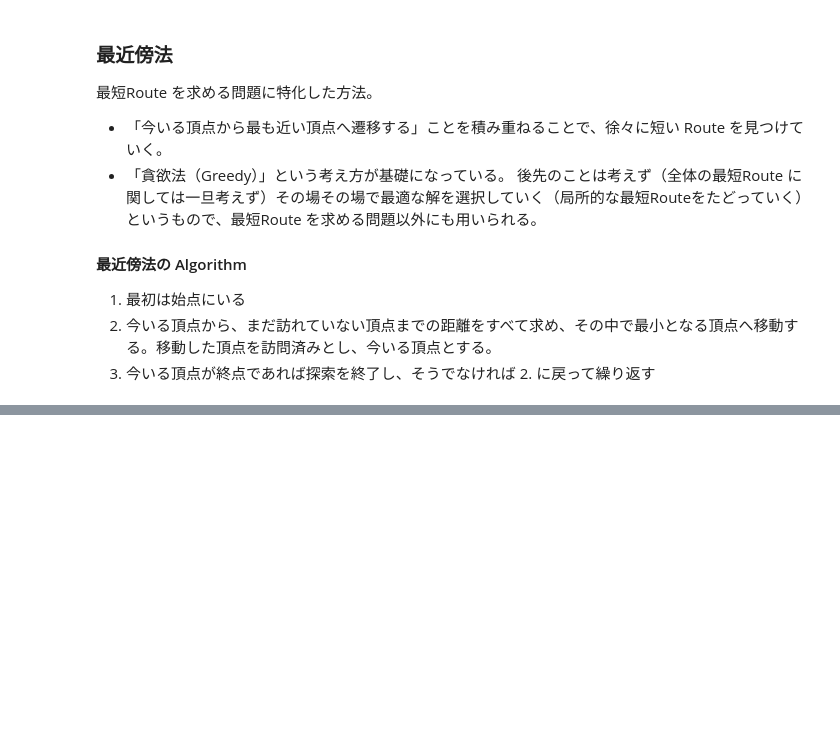
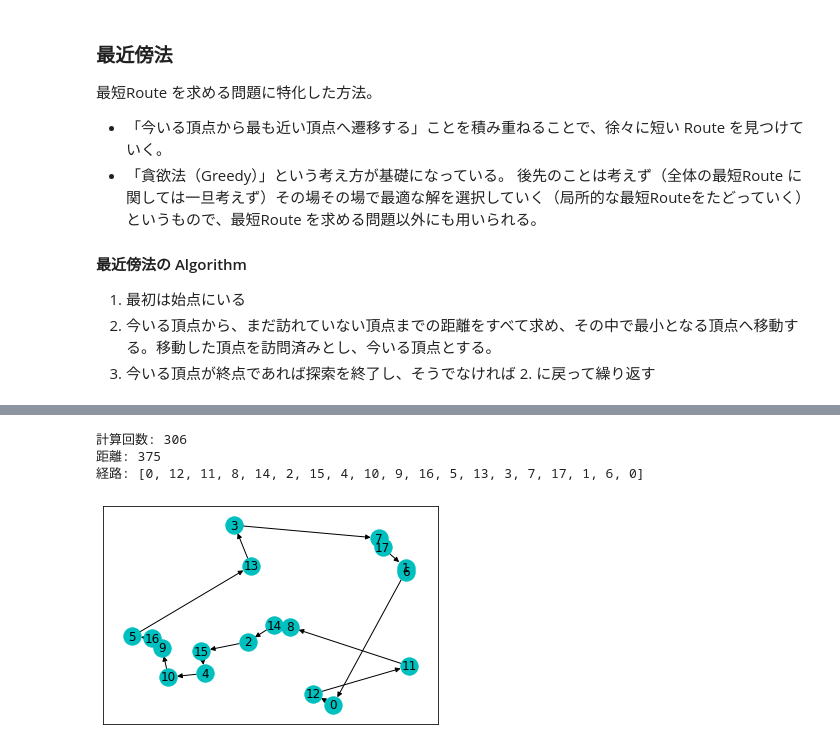
Before and after one commit to 1024xx4/math_programing_for_ai_and_ds, a Jupyter notebook: optimal_route.ipynb, the cells around one changed output, grey strips where cells are left out. Cells and saved outputs as stored; diff of their text form; code cells hidden in the pictures; blank space fills up the shorter version.

```diff
--- a/optimal_route.ipynb
+++ b/optimal_route.ipynb
@@ -341,0 +358,12 @@ g2.show_path(path)
+# %%
+%%time
+# 作成した Graph class に対して、最近傍法でその距離を求め、その計算時間を確認
+d, path = g(src=0)
+print(f"距離: {d}")
+print(f"経路: {path}")
+g.show_path(path)
+# %% [output]
+計算回数: 306
+距離: 375
+経路: [0, 12, 11, 8, 14, 2, 15, 4, 10, 9, 16, 5, 13, 3, 7, 17, 1, 6, 0]
+[figure, added]
```
Also changed, not shown: parts of 16 cells of this notebook.
